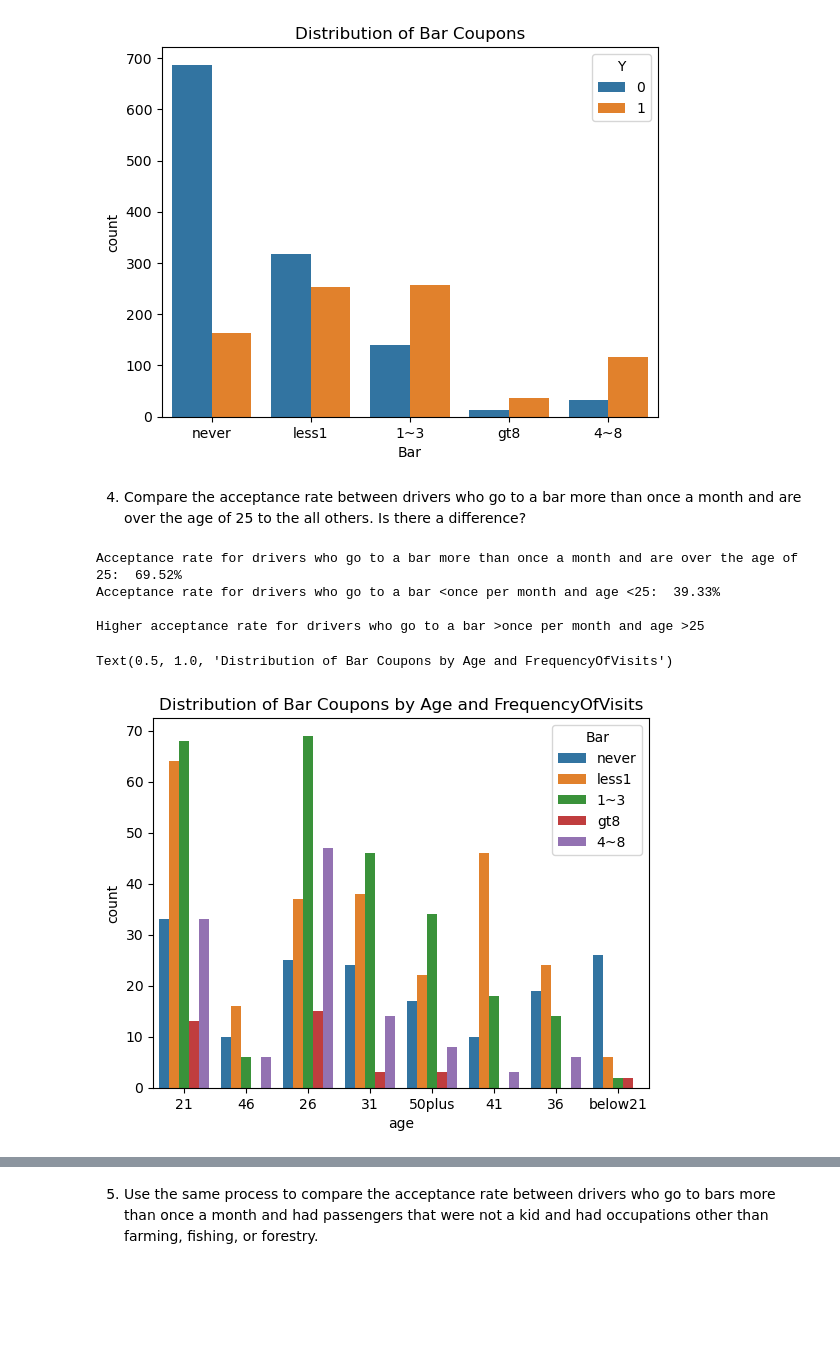
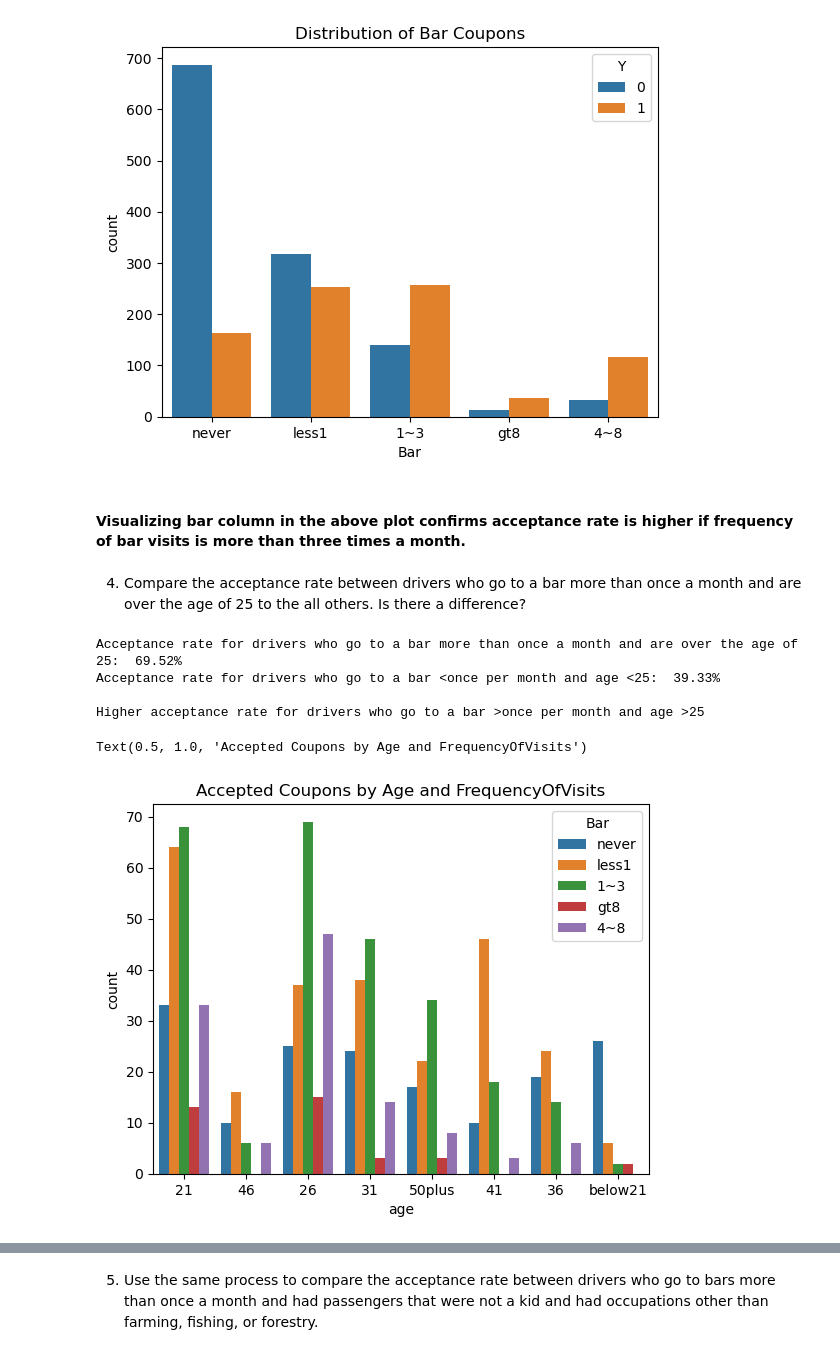
Before and after one commit to sajitha-03/Coupon_Acceptance_Rate, a Jupyter notebook: prompt.ipynb, the cells around one changed output, grey strips where cells are left out. Cells and saved outputs as stored; diff of their text form; code cells hidden in the pictures; blank space fills up the shorter version.

```diff
--- a/prompt.ipynb
+++ b/prompt.ipynb
@@ -224,34 +228,36 @@ Acceptance rate for drivers who went to a bar more than 3 times a month:  76.88%
 Higher acceptance rate for drivers who went to a bar more than 3 times a month
 Text(0.5, 1.0, 'Distribution of Bar Coupons')
 [figure]
+# %% [markdown]
+#### Visualizing bar column in the above plot confirms acceptance rate is higher if frequency of bar visits is more than three times a month.
 # %% [markdown]
 4. Compare the acceptance rate between drivers who go to a bar more than once a month and are over the age of 25 to the all others.  Is there a difference?
 # %%
 bar_gt_once = ['1~3','4~8','gt8']
 age_gt_25 = ['26','31','36','41','46','50plus']
 
 bar_gt_once_df = bar_data.loc[(bar_data['Bar'].isin(bar_gt_once)) & (bar_data['age'].isin(age_gt_25))]
-bar_gt_once_accepted = bar_gt_once_df["Y"].mean()
+bar_gt_once_accepted_rate = bar_gt_once_df["Y"].mean()
 
 bar_others_df = bar_data.loc[(~bar_data['Bar'].isin(bar_gt_once)) & (~bar_data['age'].isin(age_gt_25))]
-bar_others_accepted = bar_others_df["Y"].mean()
+bar_others_accepted_rate = bar_others_df["Y"].mean()
 
-print (f"Acceptance rate for drivers who go to a bar more than once a month and are over the age of 25: {bar_gt_once_accepted: .2%}")
-print (f"Acceptance rate for drivers who go to a bar <once per month and age <25: {bar_others_accepted: .2%}")
+print (f"Acceptance rate for drivers who go to a bar more than once a month and are over the age of 25: {bar_gt_once_accepted_rate: .2%}")
+print (f"Acceptance rate for drivers who go to a bar <once per month and age <25: {bar_others_accepted_rate: .2%}")
 
-if (bar_gt_once_accepted > bar_others_accepted):
-    print (f"\nHigher acceptance rate for drivers who go to a bar >once per month and age >25")
-elif (bar_gt_once_accepted < bar_others_accepted):
-    print (f"\nHigher acceptance rate for drivers who go to a bar <once per month and age <25")
+if (bar_gt_once_accepted_rate > bar_others_accepted_rate):
+    print (f"\nHigher acceptance rate for drivers who go to a bar >once per month and age >25\n")
+elif (bar_gt_once_accepted_rate < bar_others_accepted_rate):
+    print (f"\nHigher acceptance rate for drivers who go to a bar <once per month and age <25\n")
 else:
-    print (f"\nAcceptance rate is same for both groups")
+    print (f"\nAcceptance rate is same for both groups\n")
 
 sns.countplot(data = bar_accepted_data, x="age", hue="Bar",legend="brief")
-plt.title("Distribution of Bar Coupons by Age and FrequencyOfVisits")
+plt.title("Accepted Coupons by Age and FrequencyOfVisits")
 # %% [output]
 Acceptance rate for drivers who go to a bar more than once a month and are over the age of 25:  69.52%
 Acceptance rate for drivers who go to a bar <once per month and age <25:  39.33%
 
 Higher acceptance rate for drivers who go to a bar >once per month and age >25
-Text(0.5, 1.0, 'Distribution of Bar Coupons by Age and FrequencyOfVisits')
+Text(0.5, 1.0, 'Accepted Coupons by Age and FrequencyOfVisits')
-[figure, old version]
+[figure, new version]
```
Also changed, not shown: parts of 17 cells of this notebook.
